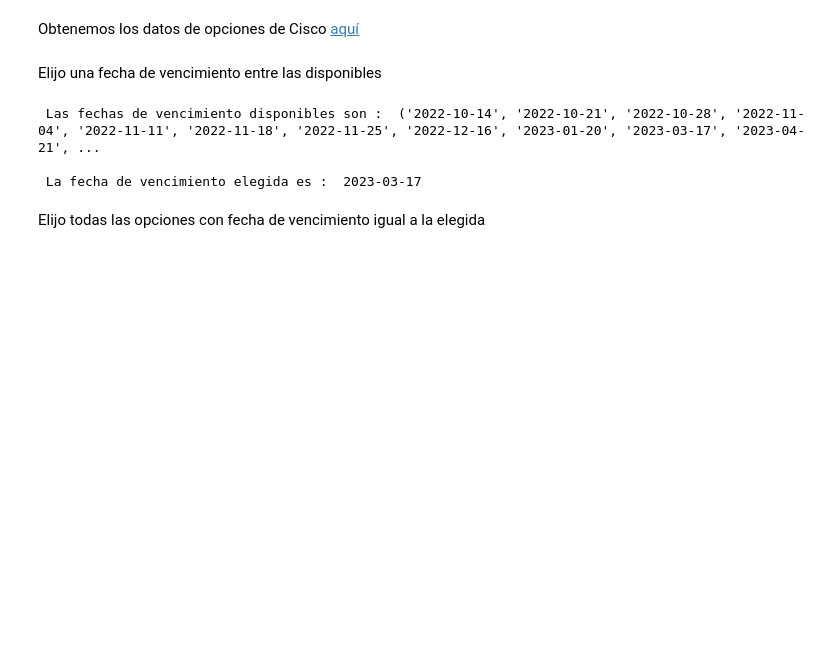
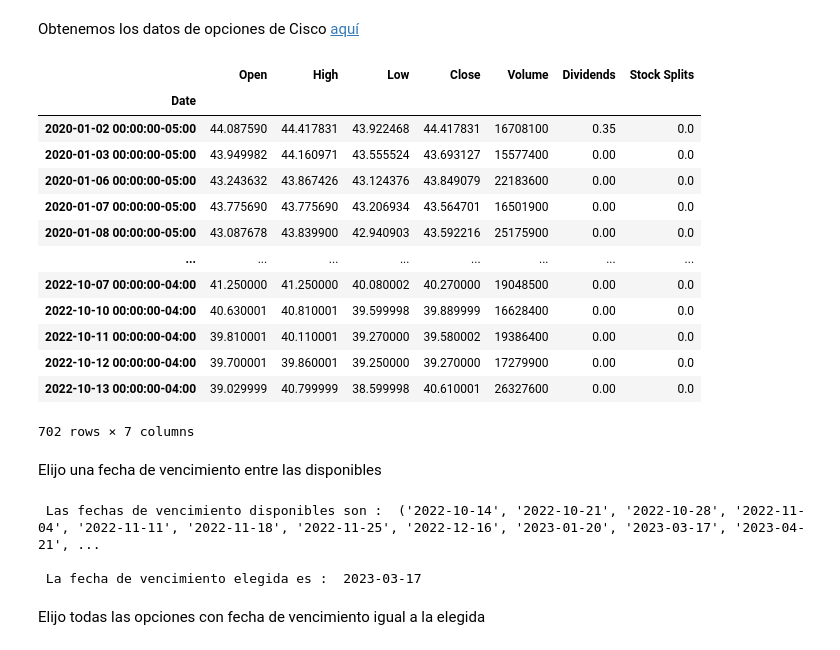
Before and after one commit to Ardark27/python_finance, a Jupyter notebook: 10_opciones/10_1_getdata.ipynb, the cells around one changed output. Cells and saved outputs as stored; diff of their text form; code cells hidden in the pictures; blank space fills up the shorter version.

```diff
--- a/10_opciones/10_1_getdata.ipynb
+++ b/10_opciones/10_1_getdata.ipynb
@@ -29,6 +29,23 @@ msft_hist = msft.history(period="max")
 csco_hist = csco.history(period="max")
 
 csco_hist= csco_hist[csco_hist.index > '2020-01-01']
+# %%
+csco_hist
+# %% [output]
+|  | Open | High | Low | Close | Volume | Dividends | Stock Splits |
+| Date |  |  |  |  |  |  |  |
+| 2020-01-02 00:00:00-05:00 | 44.087590 | 44.417831 | 43.922468 | 44.417831 | 16708100 | 0.35 | 0.0 |
+| 2020-01-03 00:00:00-05:00 | 43.949982 | 44.160971 | 43.555524 | 43.693127 | 15577400 | 0.00 | 0.0 |
+| 2020-01-06 00:00:00-05:00 | 43.243632 | 43.867426 | 43.124376 | 43.849079 | 22183600 | 0.00 | 0.0 |
+| 2020-01-07 00:00:00-05:00 | 43.775690 | 43.775690 | 43.206934 | 43.564701 | 16501900 | 0.00 | 0.0 |
+| 2020-01-08 00:00:00-05:00 | 43.087678 | 43.839900 | 42.940903 | 43.592216 | 25175900 | 0.00 | 0.0 |
+| ... | ... | ... | ... | ... | ... | ... | ... |
+| 2022-10-07 00:00:00-04:00 | 41.250000 | 41.250000 | 40.080002 | 40.270000 | 19048500 | 0.00 | 0.0 |
+| 2022-10-10 00:00:00-04:00 | 40.630001 | 40.810001 | 39.599998 | 39.889999 | 16628400 | 0.00 | 0.0 |
+| 2022-10-11 00:00:00-04:00 | 39.810001 | 40.110001 | 39.270000 | 39.580002 | 19386400 | 0.00 | 0.0 |
+| 2022-10-12 00:00:00-04:00 | 39.700001 | 39.860001 | 39.250000 | 39.270000 | 17279900 | 0.00 | 0.0 |
+| 2022-10-13 00:00:00-04:00 | 39.029999 | 40.799999 | 38.599998 | 40.610001 | 26327600 | 0.00 | 0.0 |
+702 rows × 7 columns
 # %% [markdown]
 Elijo una fecha de vencimiento entre las disponibles
 # %%
```
Also changed, not shown: parts of 9 cells of this notebook, 3 other files.
